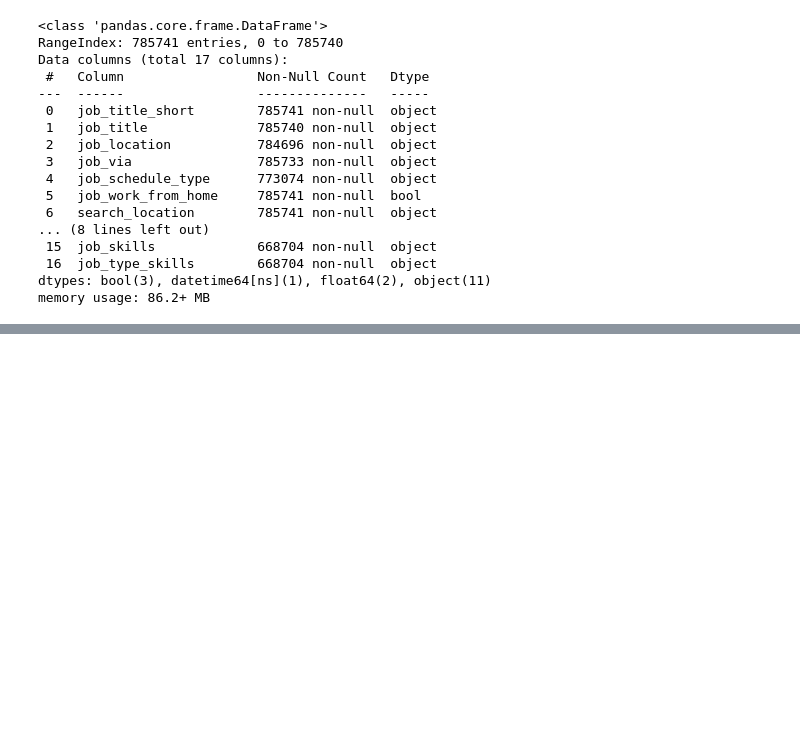
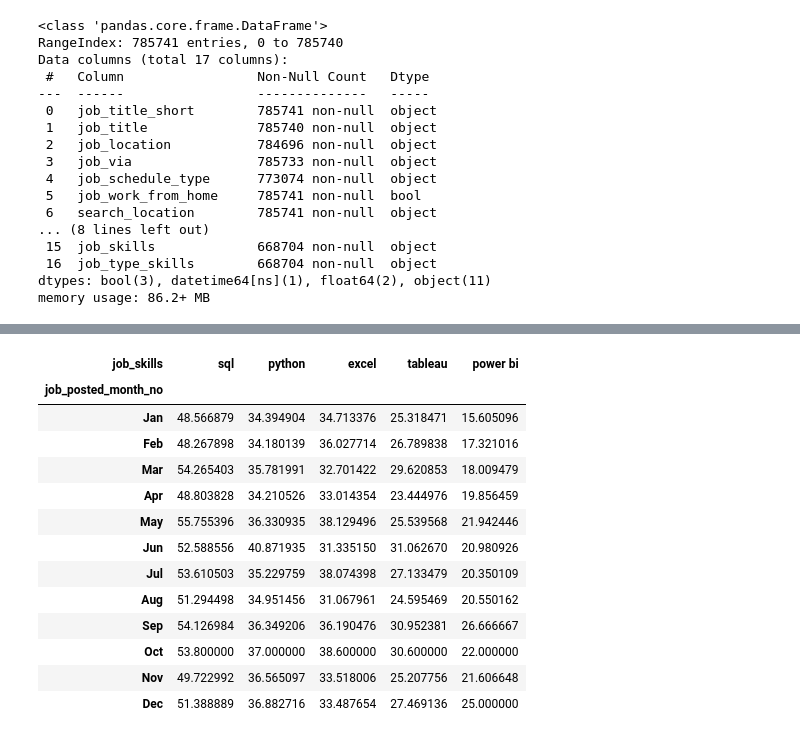
Before and after one commit to AnkitBalotiya/Python_learning, a Jupyter notebook: Project/3_Skills_Trend.ipynb, the cells around one changed output, grey strips where cells are left out. Saved outputs shown, nothing was run; the diff lists cells and outputs as text; code cells hidden in the pictures; blank space fills up the shorter version.

```diff
--- a/Project/3_Skills_Trend.ipynb
+++ b/Project/3_Skills_Trend.ipynb
@@ -122 +64,26 @@ df_DA_US_percent
+# %%
+from matplotlib.ticker import PercentFormatter
+
+df_DA_IN_percent = df_DA_IN_pivot.div(DA_total/100,axis=0)
+df_DA_IN_percent = df_DA_IN_percent.iloc[:,:5]
+
+df_DA_IN_percent = df_DA_IN_percent.reset_index()
+df_DA_IN_percent['job_posted_month_no'] = pd.to_datetime(df_DA_IN_percent['job_posted_month_no'],format='%m').dt.strftime('%b')
+df_DA_IN_percent = df_DA_IN_percent.set_index('job_posted_month_no')
+df_DA_IN_percent
+# %% [output]
+| job_skills | sql | python | excel | tableau | power bi |
+| job_posted_month_no |  |  |  |  |  |
+| Jan | 48.566879 | 34.394904 | 34.713376 | 25.318471 | 15.605096 |
+| Feb | 48.267898 | 34.180139 | 36.027714 | 26.789838 | 17.321016 |
+| Mar | 54.265403 | 35.781991 | 32.701422 | 29.620853 | 18.009479 |
+| Apr | 48.803828 | 34.210526 | 33.014354 | 23.444976 | 19.856459 |
+| May | 55.755396 | 36.330935 | 38.129496 | 25.539568 | 21.942446 |
+| Jun | 52.588556 | 40.871935 | 31.335150 | 31.062670 | 20.980926 |
+| Jul | 53.610503 | 35.229759 | 38.074398 | 27.133479 | 20.350109 |
+| Aug | 51.294498 | 34.951456 | 31.067961 | 24.595469 | 20.550162 |
+| Sep | 54.126984 | 36.349206 | 36.190476 | 30.952381 | 26.666667 |
+| Oct | 53.800000 | 37.000000 | 38.600000 | 30.600000 | 22.000000 |
+| Nov | 49.722992 | 36.565097 | 33.518006 | 25.207756 | 21.606648 |
+| Dec | 51.388889 | 36.882716 | 33.487654 | 27.469136 | 25.000000 |
 # %%
```
Also changed, not shown: parts of 6 cells of this notebook, 5 other files.
